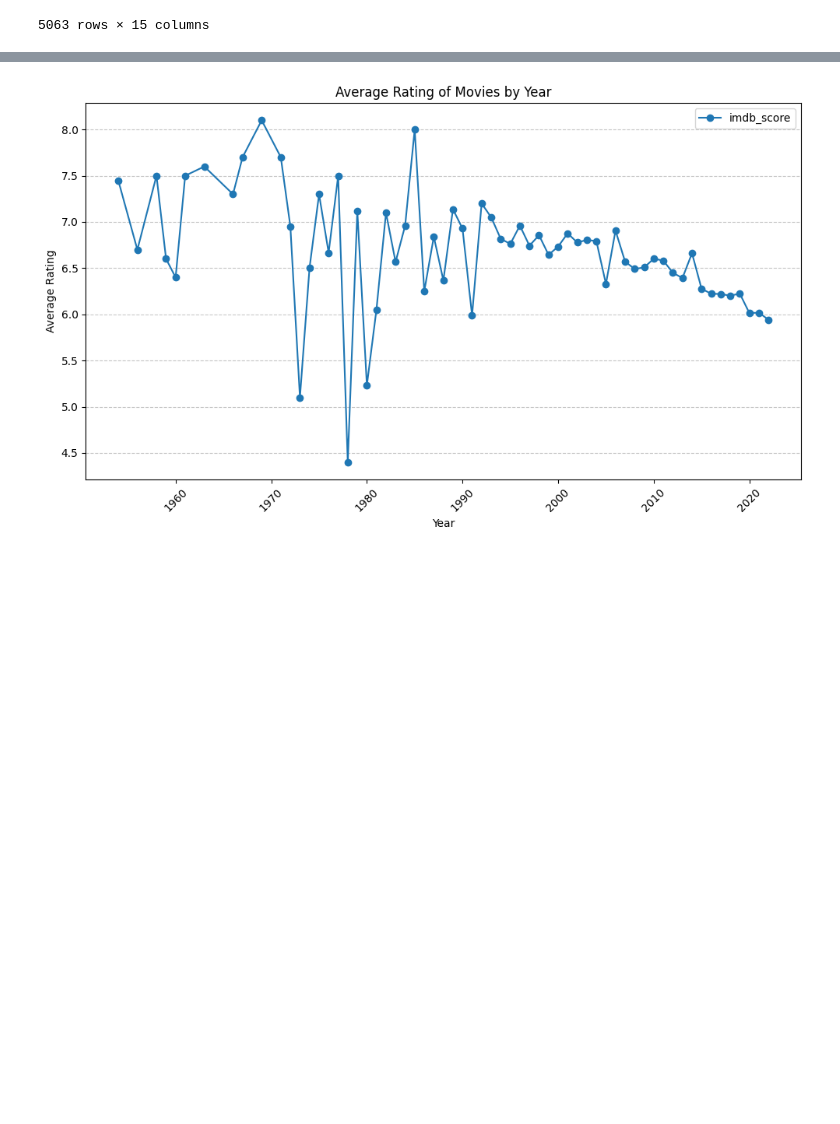
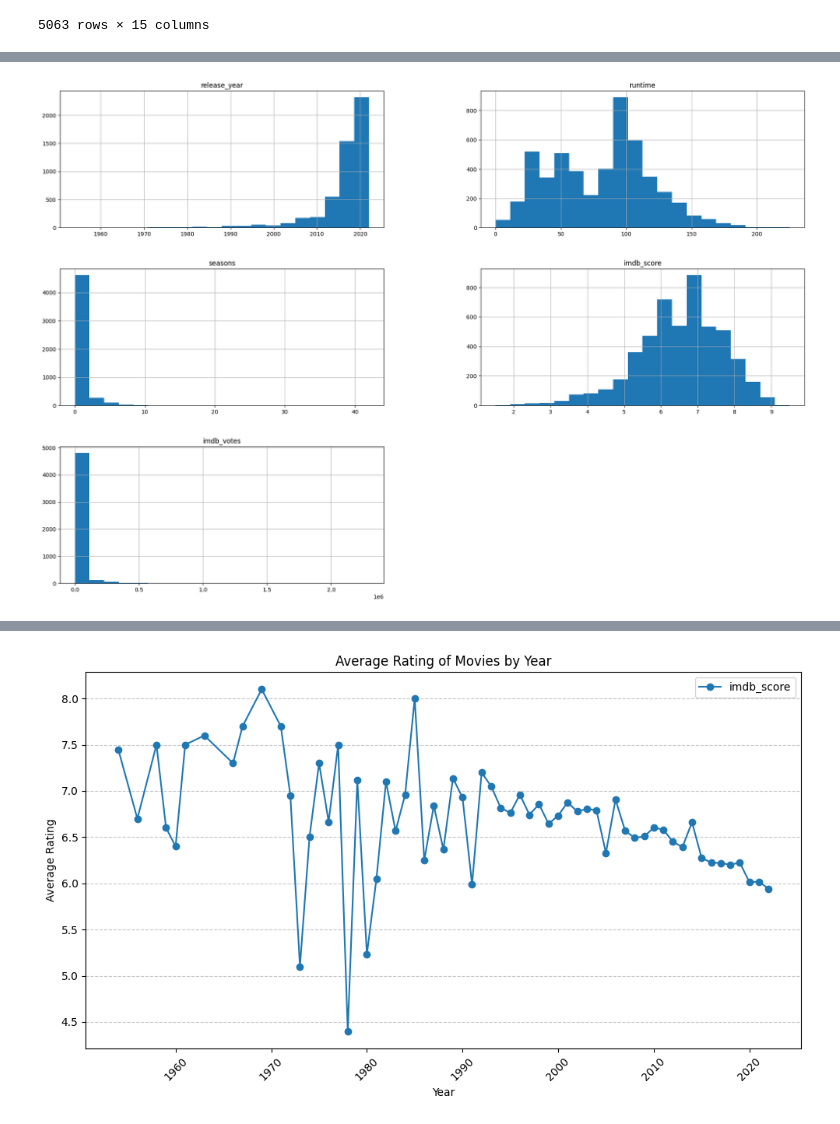
Before and after one commit to Vladboy2/EECS3401FinalProject, a Jupyter notebook: MovieShowModel.ipynb, the cells around one changed output, grey strips where cells are left out. Cells and saved outputs as stored; diff of their text form; code cells hidden in the pictures; blank space fills up the shorter version.

```diff
--- a/MovieShowModel.ipynb
+++ b/MovieShowModel.ipynb
@@ -86,3 +91,8 @@ grouped_combined_df
+# %%
+grouped_combined_df.hist(bins=20, figsize=(24, 16))
+plt.show()
+# %% [output]
+[figure, added]
 # %%
 # Merge titles dataframe with credits dataframe
 combined_df = pd.merge(titles_df, credits_df, left_on = "id", right_on = "id")
```
Also changed, not shown: parts of 3 cells of this notebook.
